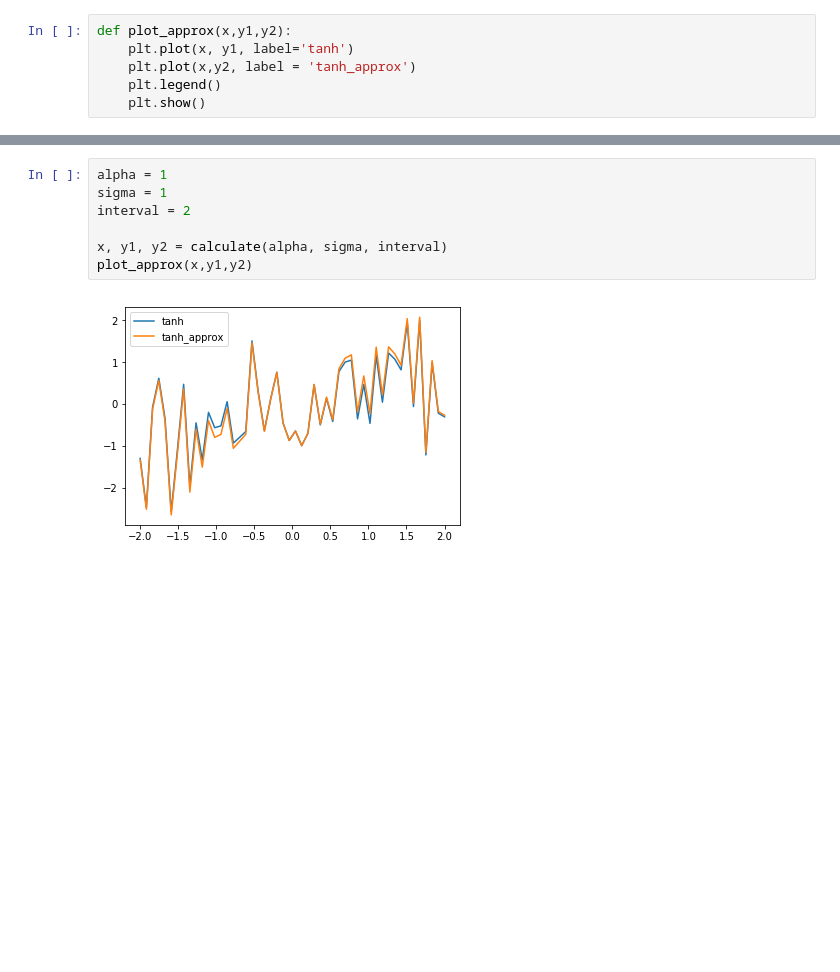
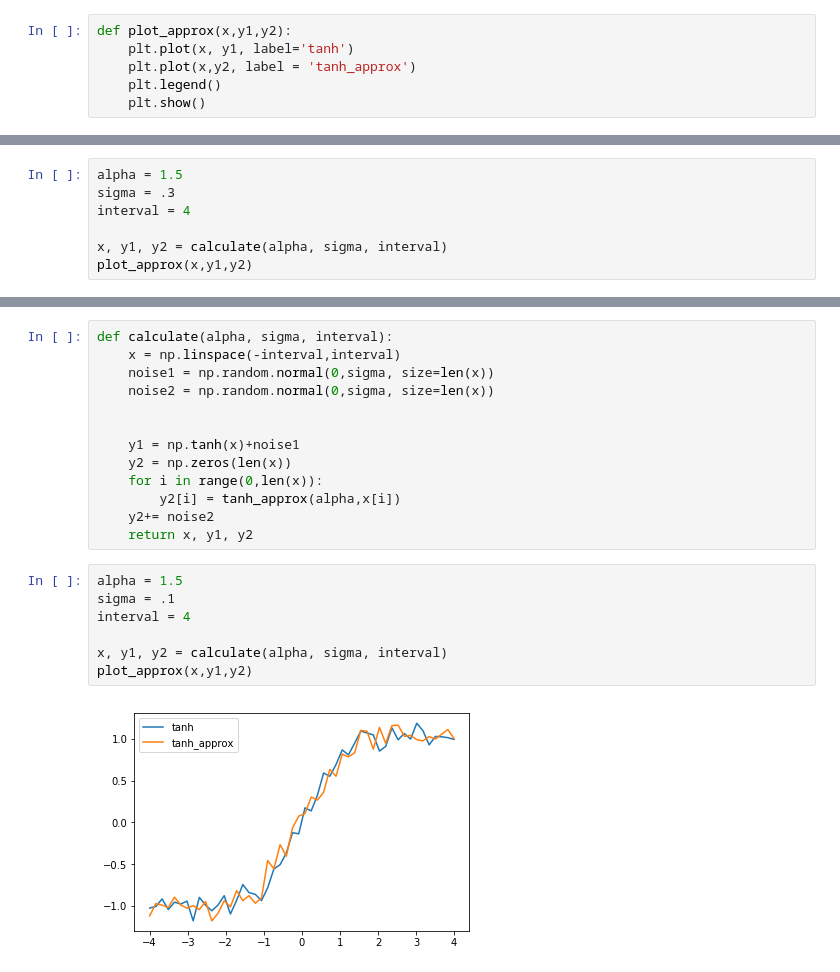
Before and after one commit to jimmysmith1919/RNNs, a Jupyter notebook: tanh_approximation.ipynb, the cells around one changed output, grey strips where cells are left out. Saved outputs shown, nothing was run; the diff lists cells and outputs as text; blank space fills up the shorter version.

```diff
--- a/tanh_approximation.ipynb
+++ b/tanh_approximation.ipynb
@@ -37,0 +56,7 @@ plot_approx(x,y1,y2)
+# %%
+alpha = 1.5
+sigma = .3
+interval = 4
+
+x, y1, y2 = calculate(alpha, sigma, interval)
+plot_approx(x,y1,y2)
@@ -38,9 +65,22 @@ plot_approx(x,y1,y2)
+# %%
+def calculate(alpha, sigma, interval):
+    x = np.linspace(-interval,interval)
+    noise1 = np.random.normal(0,sigma, size=len(x))
+    noise2 = np.random.normal(0,sigma, size=len(x))
+
+
+    y1 = np.tanh(x)+noise1
+    y2 = np.zeros(len(x))
+    for i in range(0,len(x)):
+        y2[i] = tanh_approx(alpha,x[i])
+    y2+= noise2
+    return x, y1, y2
 # %%
-alpha = 1
-sigma = 1
-interval = 2
+alpha = 1.5
+sigma = .1
+interval = 4
 
 x, y1, y2 = calculate(alpha, sigma, interval)
 plot_approx(x,y1,y2)
 # %% [output]
-[figure, old version]
+[figure, new version]
```
Also changed, not shown: parts of 4 cells of this notebook, 1 other file.
